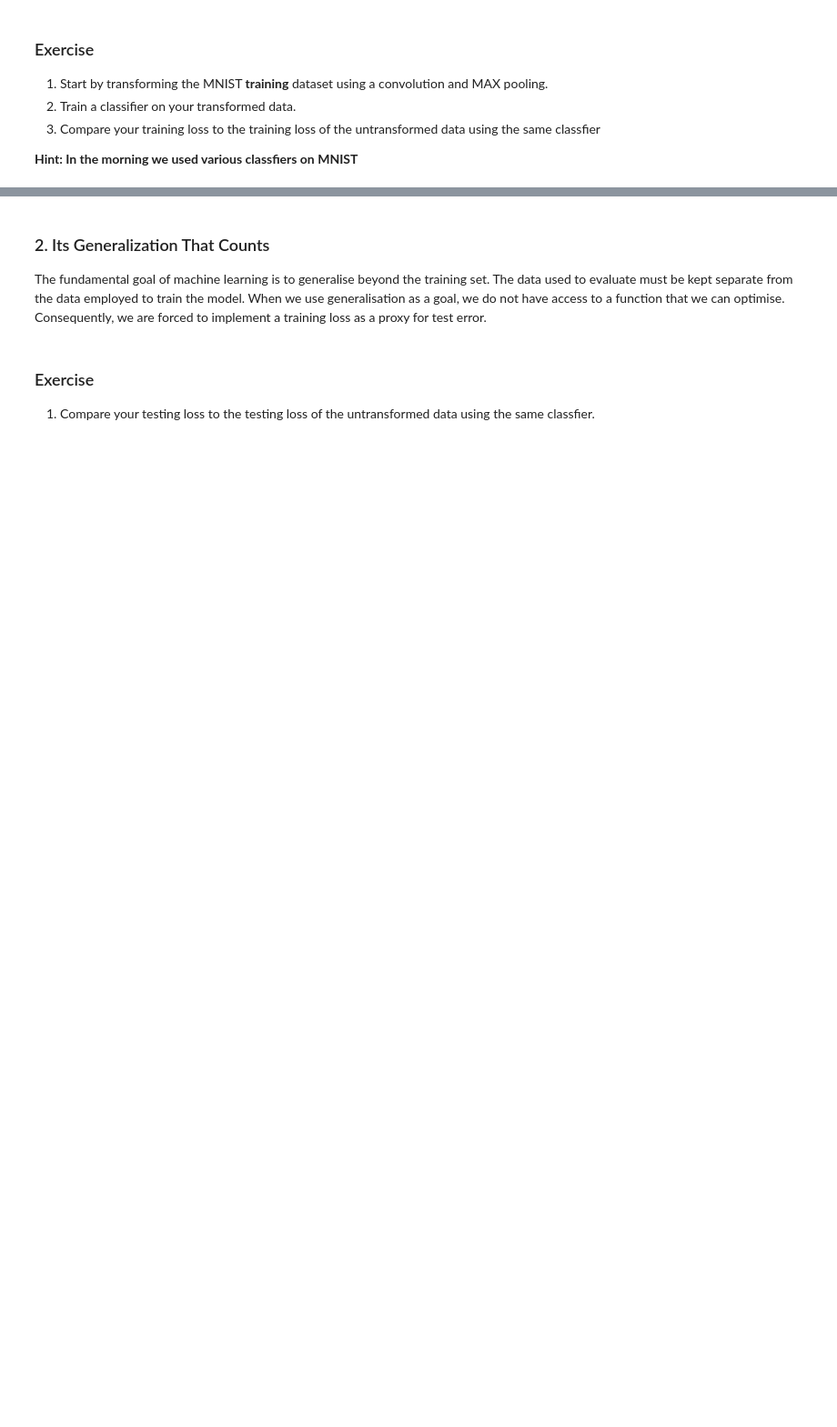
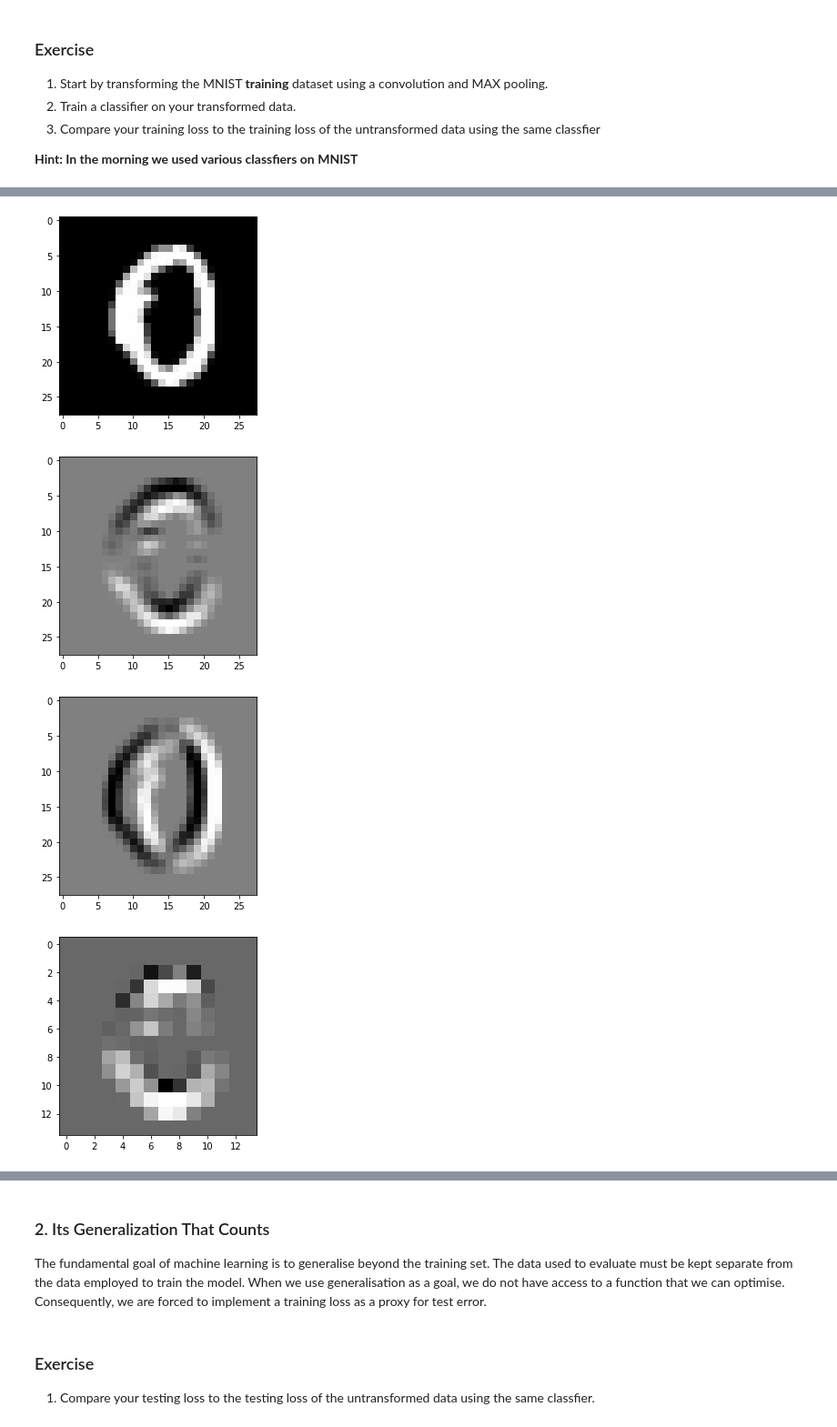
Before and after one commit to tvanzyl/chpcml, a Jupyter notebook: Computer Vision.ipynb, the cells around one changed output, grey strips where cells are left out. Shown at 91% size. Drawn from its saved outputs; the diff is of its cells as text; code cells hidden in the pictures; blank space fills up the shorter version.

```diff
--- a/Computer Vision.ipynb
+++ b/Computer Vision.ipynb
@@ -317,0 +316,40 @@ Test score with L2 penalty: 0.8959
+# %%
+### Your Solution Starts Here
+def MAX_pool(transformed):
+    new_x = int(28/2)
+    new_y = int(28/2)
+    newImage = np.zeros((new_x, new_y))
+    for x in range(0, 28, 2):
+        for y in range(0, 28, 2):
+            pixels = []
+            pixels.append(transformed[x, y])
+            pixels.append(transformed[x+1, y])
+            pixels.append(transformed[x, y+1])
+            pixels.append(transformed[x+1, y+1])
+            pixels.sort(reverse=True)
+            newImage[int(x/2),int(y/2)] = pixels[0]
+    return newImage
+
+plt.imshow(X[0].reshape(28,28))
+plt.show()
+
+X_v = np.real(signal.convolve2d(X[0].reshape(28,28), vertic, boundary='symm', mode='same'))
+plt.imshow(X_t)
+plt.show()
+
+X_h = np.real(signal.convolve2d(X[0].reshape(28,28), horizn, boundary='symm', mode='same'))
+plt.imshow(X_h)
+plt.show()
+
+X_v = np.real(signal.convolve2d(X[0].reshape(28,28), vertic, boundary='symm', mode='same'))
+plt.imshow(MAX_pool(X_t))
+plt.show()
+
+X_h = np.real(signal.convolve2d(X[0].reshape(28,28), horizn, boundary='symm', mode='same'))
+plt.imshow(MAX_pool(X_h))
+plt.show()
+# %% [output]
+[figure, added]
+[figure, added]
+[figure, added]
+[figure, added]
```
Also changed, not shown: parts of 8 cells of this notebook, 1 other file.
